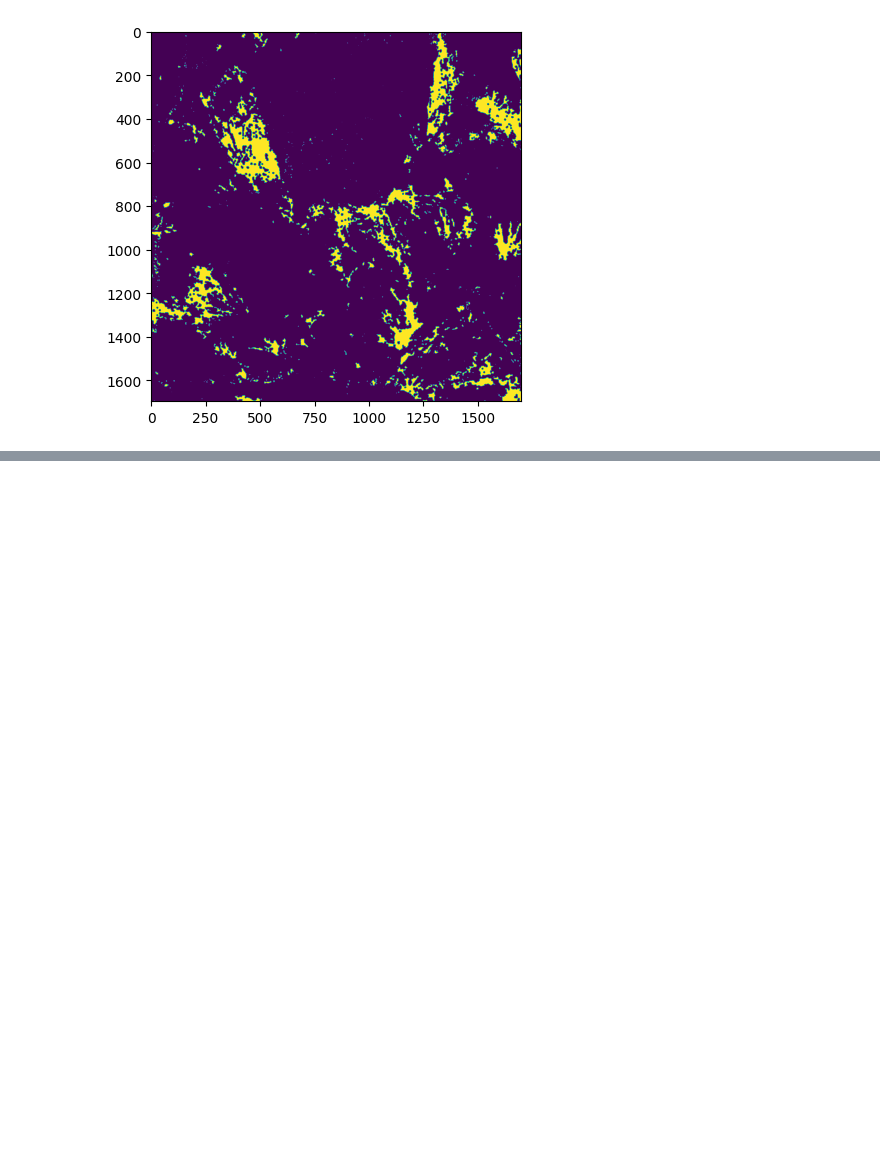
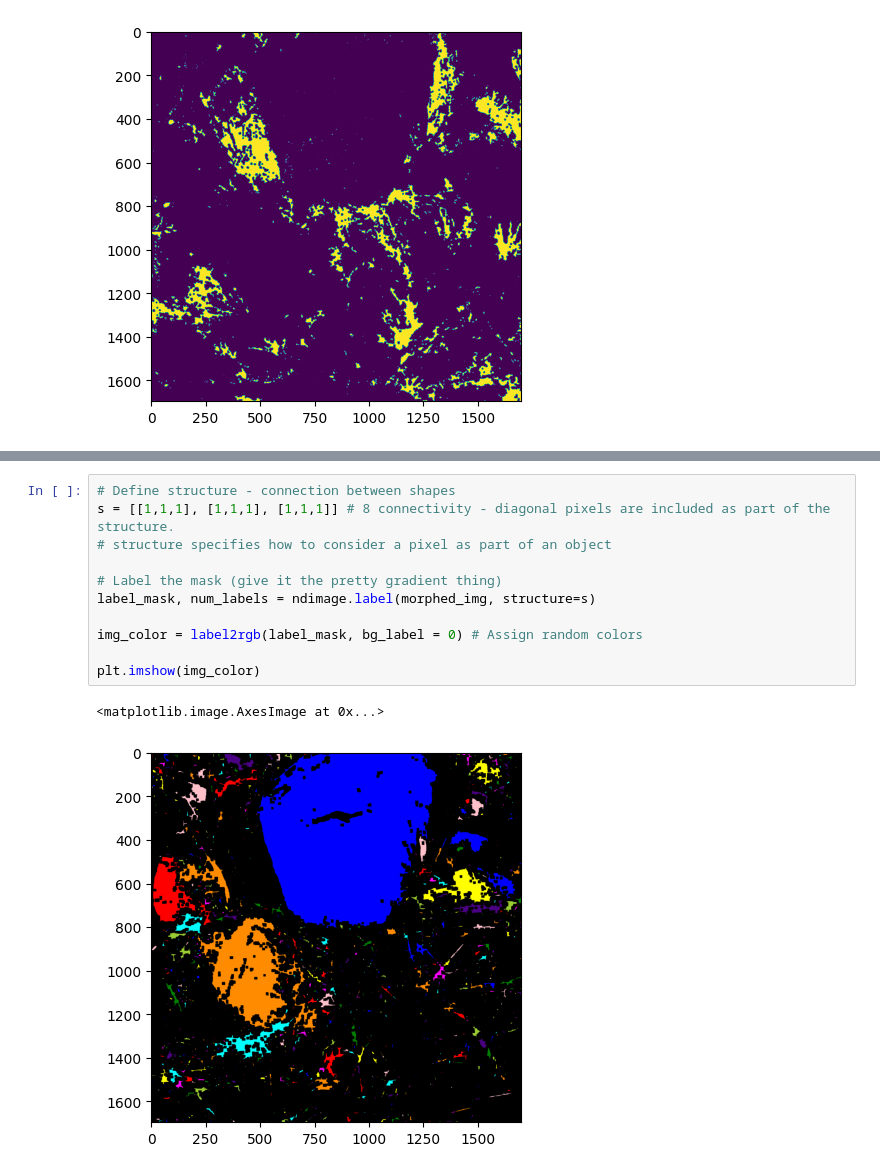
Before and after one commit to dustydells/mtech_reu_plants, a Jupyter notebook: segment_rocks.ipynb, the cells around one changed output, grey strips where cells are left out. Drawn from its saved outputs; the diff is of its cells as text; blank space fills up the shorter version.

```diff
--- a/segment_rocks.ipynb
+++ b/segment_rocks.ipynb
@@ -156,0 +154,14 @@ plt.imshow(white)
+# %%
+# Define structure - connection between shapes
+s = [[1,1,1], [1,1,1], [1,1,1]] # 8 connectivity - diagonal pixels are included as part of the structure.
+# structure specifies how to consider a pixel as part of an object
+
+# Label the mask (give it the pretty gradient thing)
+label_mask, num_labels = ndimage.label(morphed_img, structure=s)
+
+img_color = label2rgb(label_mask, bg_label = 0) # Assign random colors
+
+plt.imshow(img_color)
+# %% [output]
+<matplotlib.image.AxesImage at 0x...>
+[figure, added]
```
Also changed, not shown: parts of 7 cells of this notebook, 1 other file.
